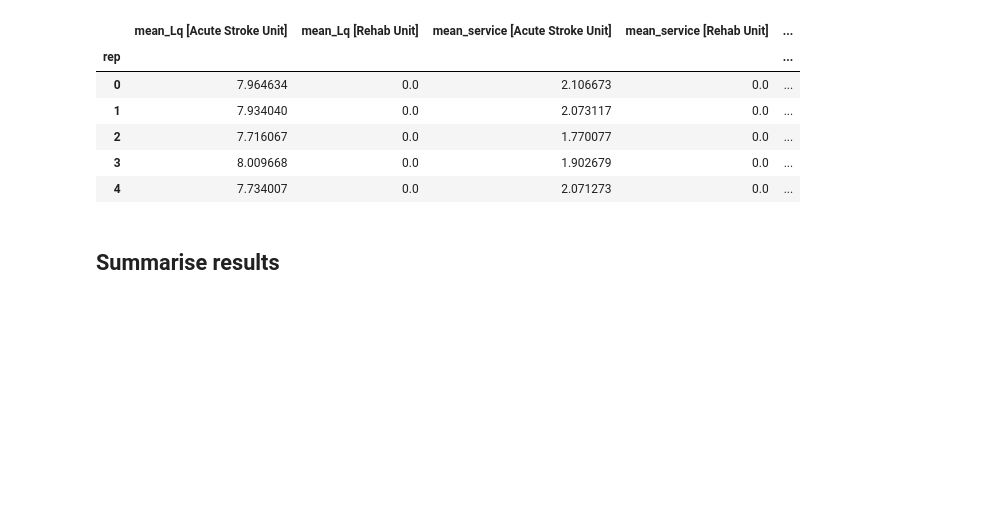
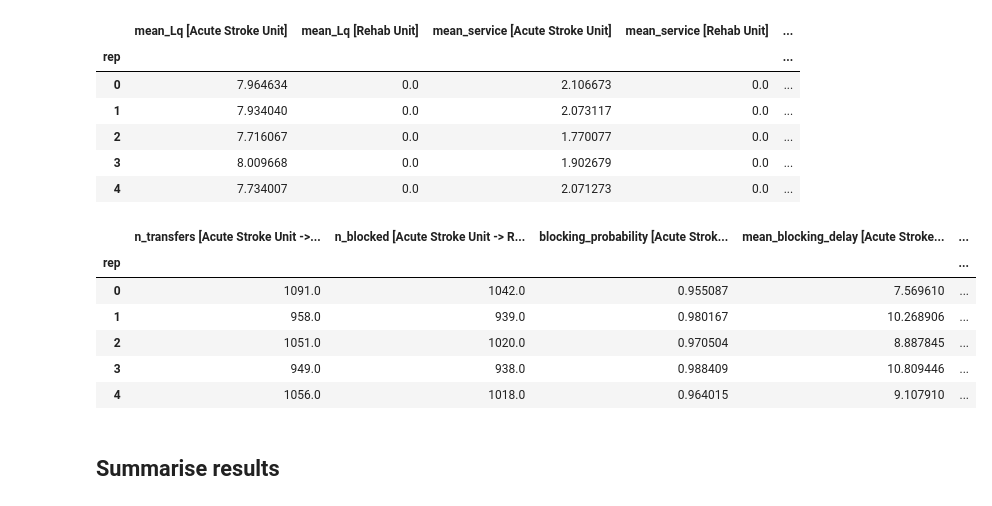
Before and after one commit to sim-agent/json2ciw, a Jupyter notebook: user_guide/08_multiple_class_reneging.ipynb, the cells around one changed output. Saved outputs shown, nothing was run; the diff lists cells and outputs as text; code cells hidden in the pictures; blank space fills up the shorter version.

Commit message:
feat(result): node transfer tidy to wide

```diff
--- a/user_guide/08_multiple_class_reneging.ipynb
+++ b/user_guide/08_multiple_class_reneging.ipynb
@@ -227,6 +234,17 @@ wide_by_class.head()
 | 2 | 7.716067 | 0.0 | 1.770077 | 0.0 | ... |
 | 3 | 8.009668 | 0.0 | 1.902679 | 0.0 | ... |
 | 4 | 7.734007 | 0.0 | 2.071273 | 0.0 | ... |
+# %%
+wide_transfers = tidy_transfer_to_wide_format(df_transfers)
+wide_transfers.head()
+# %% [output]
+|  | n_transfers [Acute Stroke Unit ->... | n_blocked [Acute Stroke Unit -> R... | blocking_probability [Acute Strok... | mean_blocking_delay [Acute Stroke... | ... |
+| rep |  |  |  |  | ... |
+| 0 | 1091.0 | 1042.0 | 0.955087 | 7.569610 | ... |
+| 1 | 958.0 | 939.0 | 0.980167 | 10.268906 | ... |
+| 2 | 1051.0 | 1020.0 | 0.970504 | 8.887845 | ... |
+| 3 | 949.0 | 938.0 | 0.988409 | 10.809446 | ... |
+| 4 | 1056.0 | 1018.0 | 0.964015 | 9.107910 | ... |
 # %% [markdown]
 ## Summarise results
 # %%
```
Also changed, not shown: parts of 1 cell of this notebook, 1 other file.
